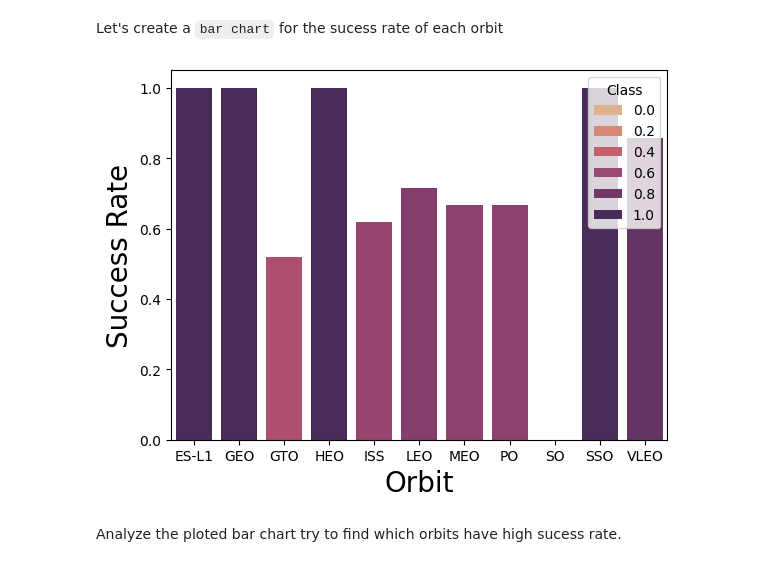
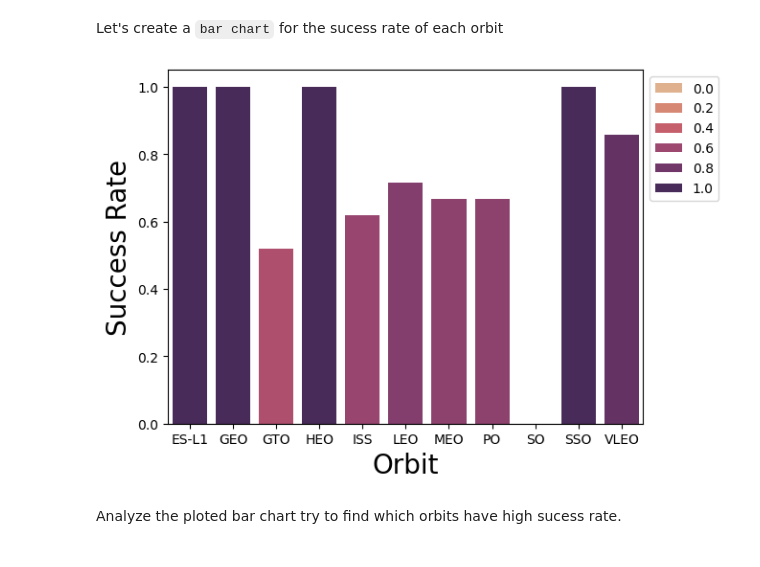
Before and after one commit to danieljirausch/ibm-data-science, a Jupyter notebook: 2-2-jupyter-labs-eda-dataviz.ipynb.jupyterlite.ipynb, the cells around one changed output. Cells and saved outputs as stored; diff of their text form; code cells hidden in the pictures.

```diff
--- a/2-2-jupyter-labs-eda-dataviz.ipynb.jupyterlite.ipynb
+++ b/2-2-jupyter-labs-eda-dataviz.ipynb.jupyterlite.ipynb
@@ -121,12 +121,13 @@ Let's create a `bar chart` for the sucess rate of each orbit
 # %%
 # HINT use groupby method on Orbit column and get the mean of Class column
 df_group = df.groupby(['Orbit'],as_index=False).mean()
 sns.barplot(data=df_group, x='Orbit', y='Class', palette='flare', hue='Class')
 plt.xlabel("Orbit",fontsize=20)
 plt.ylabel("Success Rate",fontsize=20)
+plt.legend(loc='upper left', bbox_to_anchor=(1, 1))
 plt.show()
 # %% [output]
-[figure, old version]
+[figure, new version]
 # %% [markdown]
 Analyze the ploted bar chart try to find which orbits have high sucess rate.
 # %%
```
Also changed, not shown: parts of 4 cells of this notebook.
